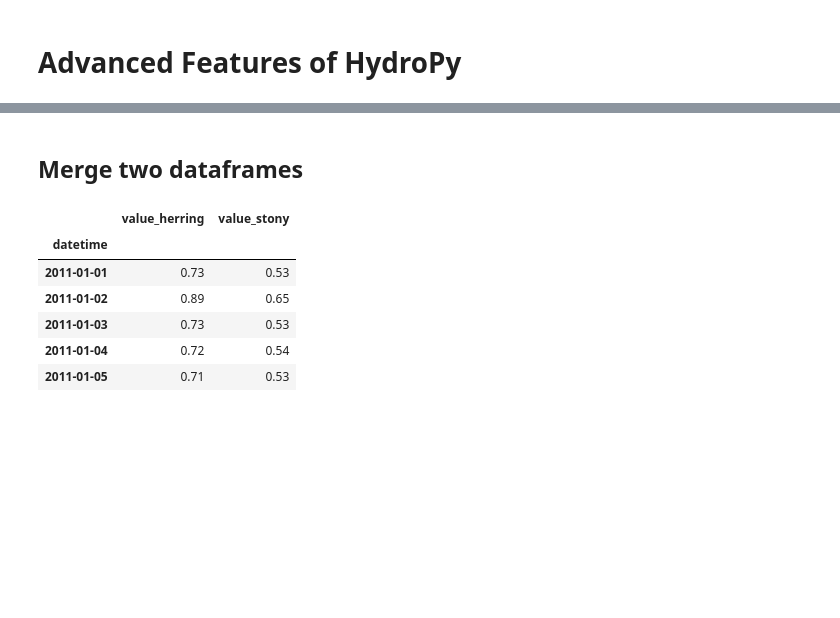
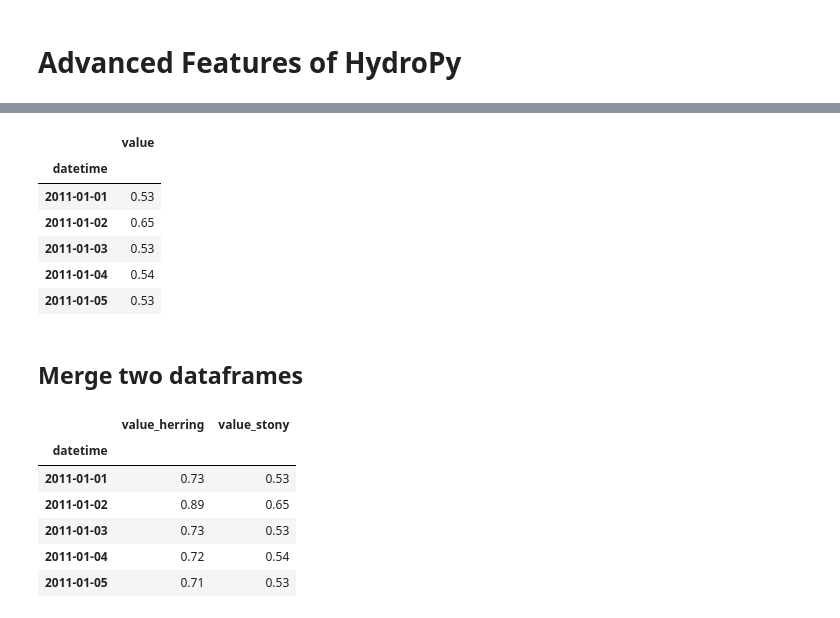
Before and after one commit to stijnvanhoey/hydropy, a Jupyter notebook: Additional_Features.ipynb, the cells around one changed output, grey strips where cells are left out. Drawn from its saved outputs; the diff is of its cells as text; code cells hidden in the pictures; blank space fills up the shorter version.

```diff
--- a/Additional_Features.ipynb
+++ b/Additional_Features.ipynb
@@ -17,3 +43,13 @@ stony = hp.get_usgs('01589464', 'dv', start, end)
+# %%
+stony.head()
+# %% [output]
+|  | value |
+| datetime |  |
+| 2011-01-01 | 0.53 |
+| 2011-01-02 | 0.65 |
+| 2011-01-03 | 0.53 |
+| 2011-01-04 | 0.54 |
+| 2011-01-05 | 0.53 |
 # %% [markdown]
 ## Merge two dataframes
 # %%
```
Also changed, not shown: parts of 3 cells of this notebook.
